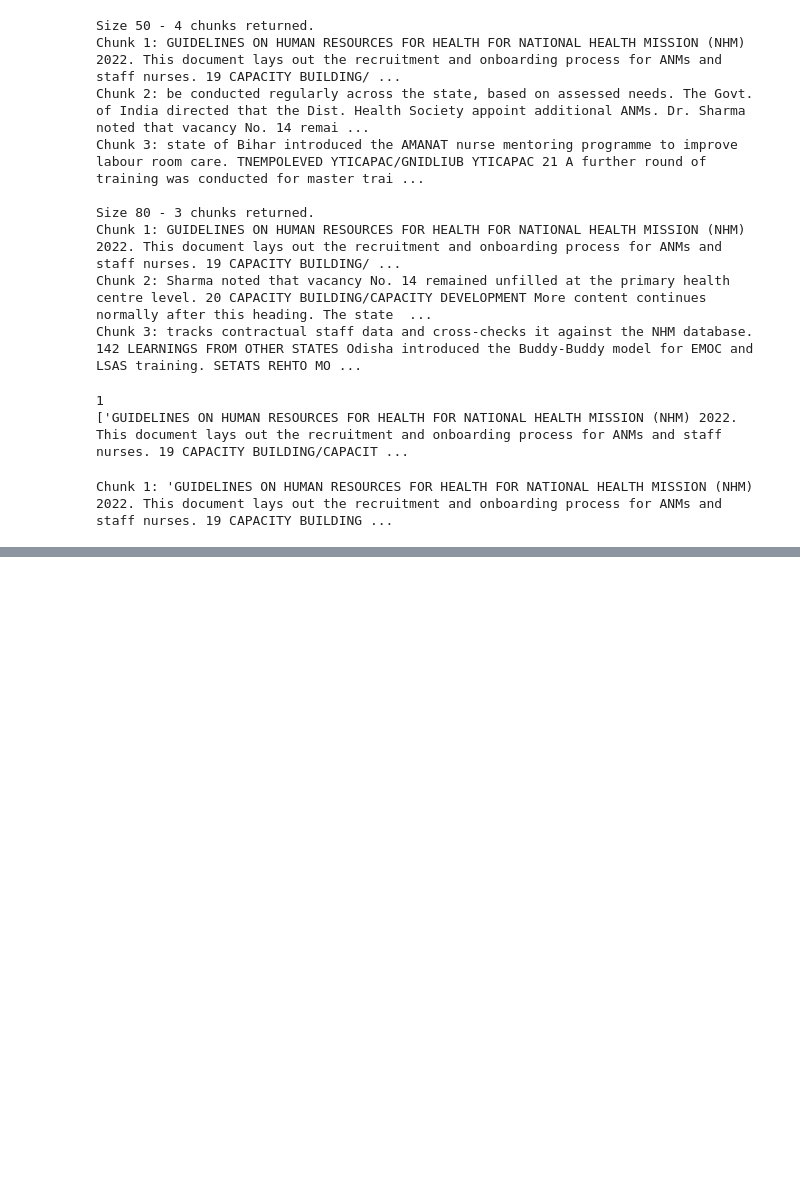
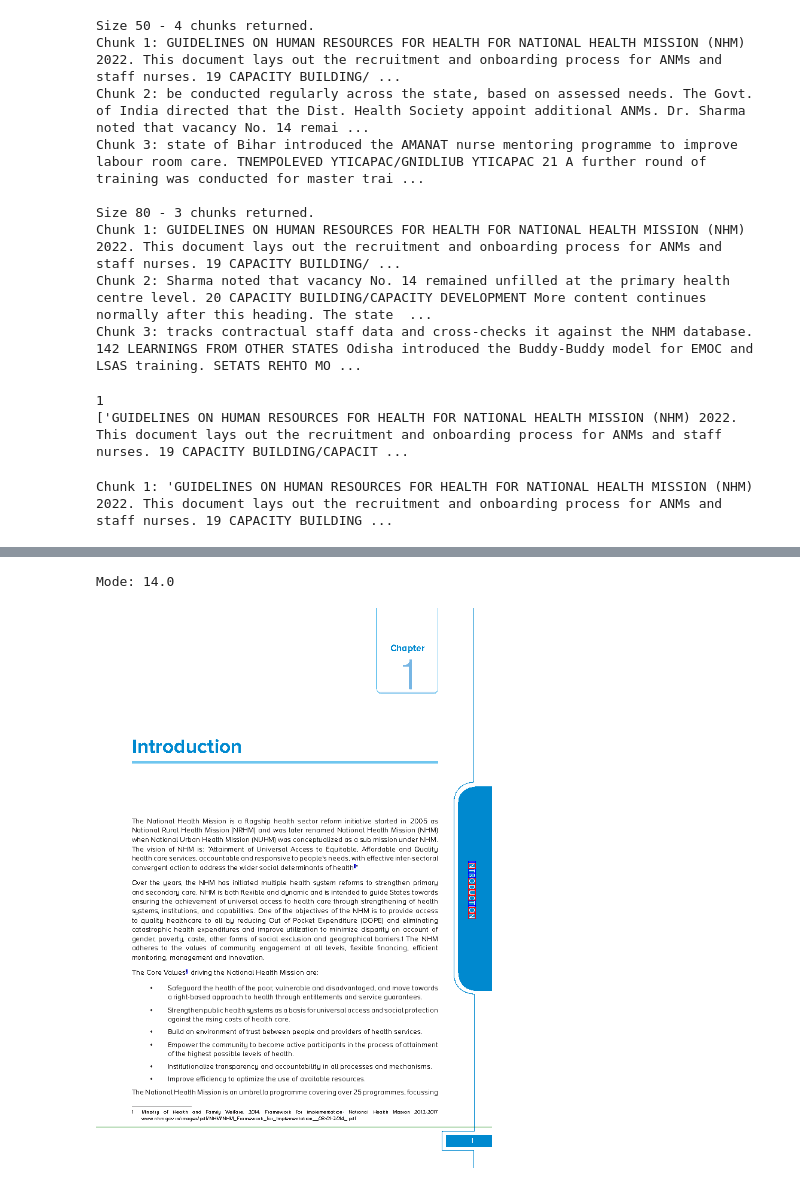
Before and after one commit to amanchaurasia512/swasthyasetu-rag, a Jupyter notebook: notebooks/experiments.ipynb, the cells around one changed output, grey strips where cells are left out. Drawn from its saved outputs; the diff is of its cells as text; code cells hidden in the pictures; blank space fills up the shorter version.

```diff
--- a/notebooks/experiments.ipynb
+++ b/notebooks/experiments.ipynb
@@ -1150,0 +1683,4 @@ def get_fixed_chunk(text: str , chunk_size : int) -> list[str]:
+# %%
+page = nhm_pdf.pages[33]   # PDF page 34
+
+extract_page(page)
@@ -1150,0 +1765,10 @@ def get_fixed_chunk(text: str , chunk_size : int) -> list[str]:
+# %%
+page = nhm_pdf.pages[121]
+
+tables = page.find_tables()
+boxes = [table.bbox for table in tables]
+
+body = page.filter(keep)
+
+# for line in body.extract_text_lines(return_chars=True):
+#     print("TEXT:", line["text"])
@@ -1150,0 +1789,9 @@ def get_fixed_chunk(text: str , chunk_size : int) -> list[str]:
+# %%
+for line in body.extract_text_lines(return_chars=True):
+
+    chars = line["chars"]
+    text = line["text"]
+
+    text = re.sub(r"\s+", " ", text).strip()
+
+    print(text)
@@ -1150,0 +1827,13 @@ def get_fixed_chunk(text: str , chunk_size : int) -> list[str]:
+# %%
+for line in body.extract_text_lines(return_chars=True):
+
+    chars = line["chars"]
+
+    sizes = [
+        round(c["size"], 1)
+        for c in chars
+    ]
+
+    print("Text:", line["text"])
+    print("Character sizes:", sizes)
+    print()
@@ -1150,0 +1846,17 @@ def get_fixed_chunk(text: str , chunk_size : int) -> list[str]:
+# %%
+import statistics
+
+sizes = [14.0, 14.0, 14.0, 8.2, 8.2, 14.0, 14.0]
+
+print("Mode:", statistics.mode(sizes))
+# %% [output]
+Mode: 14.0
+# %%
+p = nhm_pdf.pages[20]                     # PDF page 21
+im = p.to_image(resolution=80)
+im.draw_rects([c for c in p.chars if not c["upright"]], stroke="red", fill=None)   # what `upright` catches
+im.draw_rects([c for c in p.chars if c["size"] < 7.5], stroke="blue", fill=None)   # what the size rule catches
+im.draw_hline(780, stroke="green")                                                  # the FOOTER_TOP line
+im
+# %% [output]
+[figure, added]
```
Also changed, not shown: parts of 48 cells of this notebook, 1 other file.
